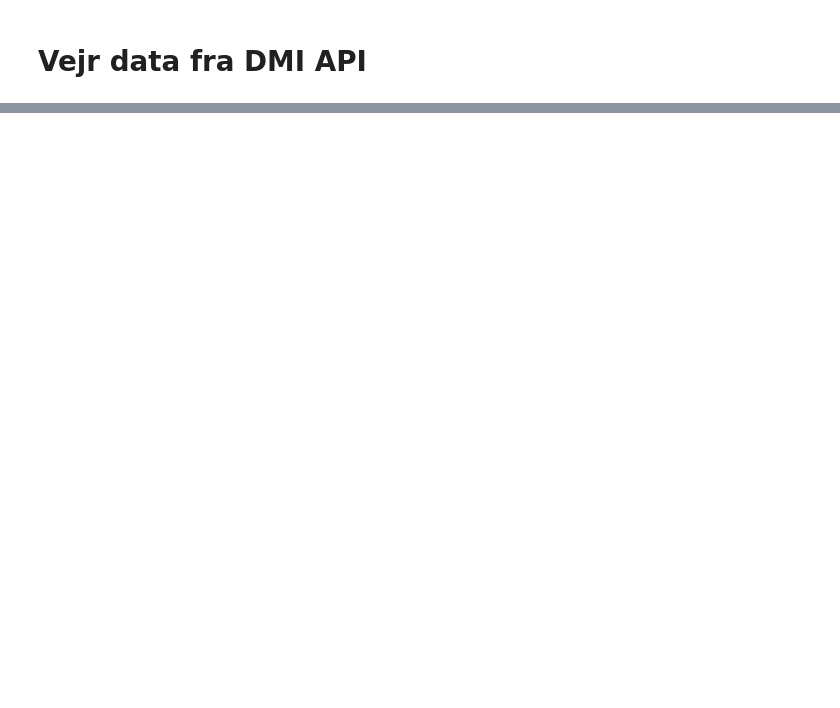
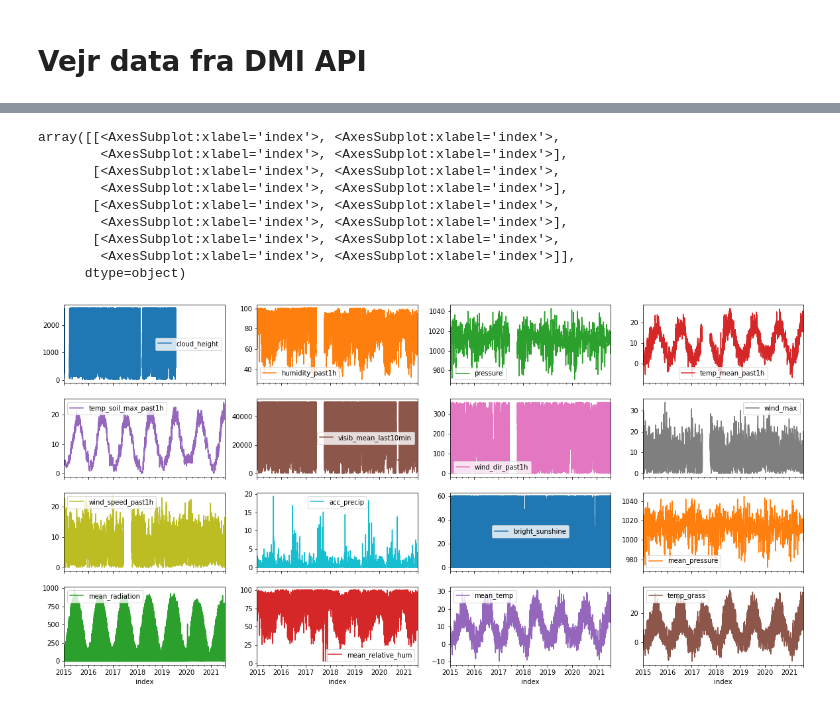
Before and after one commit to sjhpol/ISDS_arbejde, a Jupyter notebook: Exam/exam_project.ipynb, the cells around one changed output, grey strips where cells are left out. Drawn from its saved outputs; the diff is of its cells as text; code cells hidden in the pictures; blank space fills up the shorter version.

```diff
--- a/Exam/exam_project.ipynb
+++ b/Exam/exam_project.ipynb
@@ -302,16 +297,24 @@ def climatePipeline(stats, start_date, end_date):
     new_df_climate = pd.concat(dict_df.values())
     transform_df_climate = transformClimateData(new_df_climate)
     return transform_df_climate
-# %%
-def merger(df_met, df_climate):
-    merge_df = df_met.merge(df_climate, on = ['date', 'hour'], how = 'outer')
-    merge_df = merge_df.sort_values(by = ['date', 'hour']).reset_index(drop = True)
-    return merge_df
+# %%
+def merger(df_met, df_climate, start_date, end_date):
+    index1 = pd.date_range(start=start_date, end=end_date, freq = 'H').to_pydatetime().tolist()
+    dfindex = pd.DataFrame(index = index1)
+    dfindex['date'] = dfindex.index.date
+    dfindex['hour'] = dfindex.index.hour
+    merge_df = dfindex.reset_index().merge(df_met, how="left", on = ['date', 'hour'])
+    merge_df = merge_df.merge(df_climate, how = 'left', on = ['date', 'hour'])
+    merge_df = merge_df.set_index('index').sort_index()
+    return merge_df
 # %%
 def total_pipeline(met_stats, climate_stats, start_date, end_date):
+    print('Running metObs pipeline')
     df_met = metObsPipeline(met_stats, start_date, end_date)
+    print('Running Climate data pipeline')
     df_climate = climatePipeline(climate_stats, start_date, end_date)
-    df_total = merger(df_met, df_climate)
+    print('Merging the climate and metObs data together')
+    df_total = merger(df_met, df_climate, start_date, end_date)
     return df_total
 # %%
 for i in merge_df.columns:
@@ -376,0 +354,13 @@ lem_soup.text
+# %%
+df[df.columns[2:]].plot(subplots=True, layout=(4,4), figsize = (20,10), sharex=True);
+# %% [output]
+array([[<AxesSubplot:xlabel='index'>, <AxesSubplot:xlabel='index'>,
+        <AxesSubplot:xlabel='index'>, <AxesSubplot:xlabel='index'>],
+       [<AxesSubplot:xlabel='index'>, <AxesSubplot:xlabel='index'>,
+        <AxesSubplot:xlabel='index'>, <AxesSubplot:xlabel='index'>],
+       [<AxesSubplot:xlabel='index'>, <AxesSubplot:xlabel='index'>,
+        <AxesSubplot:xlabel='index'>, <AxesSubplot:xlabel='index'>],
+       [<AxesSubplot:xlabel='index'>, <AxesSubplot:xlabel='index'>,
+        <AxesSubplot:xlabel='index'>, <AxesSubplot:xlabel='index'>]],
+      dtype=object)
+[figure, added]
```
Also changed, not shown: parts of 20 cells of this notebook, 1 other file.
